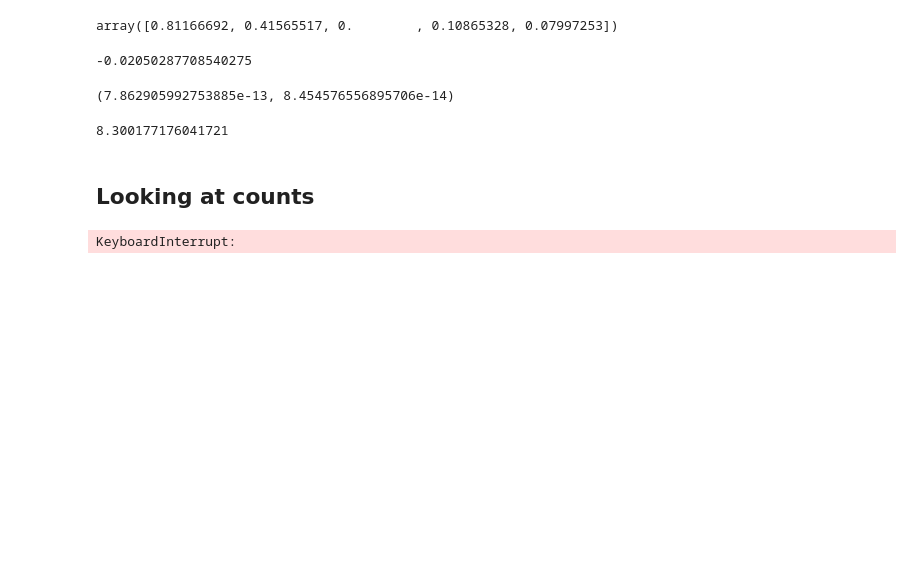
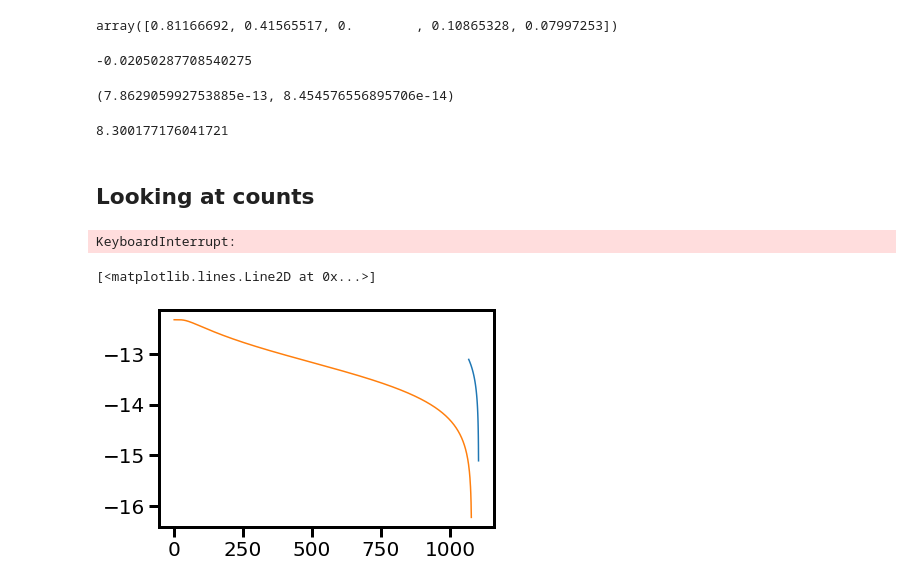
Before and after one commit to afeinstein20/cos_flares, a Jupyter notebook: notebooks/blackbody_fits.ipynb, the cells around one changed output. Cells and saved outputs as stored; diff of their text form; code cells hidden in the pictures; blank space fills up the shorter version.

```diff
--- a/notebooks/blackbody_fits.ipynb
+++ b/notebooks/blackbody_fits.ipynb
@@ -313,16 +223,15 @@ def fit_brem(x, y, yerr):
 all_bb_fits = []
 all_brem_fits = []
 
-for j,i in enumerate([-100, 2,4,-4,-3,-1]):
+for j,i in enumerate([-100, 2, 4,-4,-3,-1]):
 
     if i > -5:
         qfm = np.where(flare_mask[i]!=0)[0]
     else:
         qfm = np.where(np.nansum(flare_mask,axis=0)==0)[0]
 
-    med = np.nanmean(fwc.flux[qfm], axis=0)#/len(qfm)
+    med = np.nanmean(fwc.flux[qfm], axis=0)
     std = np.log10(np.sqrt(np.nansum(fwc.flux_err[qfm]**2, axis=0)))/len(qfm)/np.log(10)
-    #std = np.sqrt(np.nansum(fwc.flux_err[qfm]**2, axis=0))
 
     cmask = np.nanmedian(fwc.continuum_mask[qfm],axis=0) == 0
 
@@ -333,24 +242,22 @@ for j,i in enumerate([-100, 2,4,-4,-3,-1]):
                         flux_err=std[cmask][q]).bin(time_bin_size=1).remove_nans()
     q = (med[cmask] > 0)
     binned_all = LightCurve(time=fwc.wavelength[qfm[0]][cmask][q],
-                        flux=np.log10(med[cmask][q]),
+                            flux=np.log10(med[cmask][q]),
                         flux_err=std[cmask][q]).bin(time_bin_size=1).remove_nans()
-    #binned.plot()
-    #plt.show()
 
     result, low1, params_low1, upp1, params_upp1, bestfit, stderr = fit_bb(x=binned.time.value,
-                                                                        y=binned.flux.value,
-                                                                        yerr=binned.flux_err.value)
+                                                                           y=binned.flux.value,
+                                                                           yerr=binned.flux_err.value)
     all_bb_fits.append([binned_all, result, bestfit])
+    print('finished blackbody')
 
     if i > -5:
-        short = binned_all.time.value <= 1105
-        brem_result,bfit,bfit_x,bfit_best,bfit_std = fit_brem(x=binned_all.time.value[short],
-                                                              y=binned_all.flux.value[short],
-                                                              yerr=binned_all.flux_err.value[short])
-
-        #u = bfit_x.value < 1100
-        #laxes[j].plot(bfit_x[u], bfit[u], lw=4,
-        #              linestyle='--', zorder=1, color=ion_colors[j],
-        #              label=label)
-        all_brem_fits.append([bfit_x, bfit, bfit_best,bfit_std])
+        short = binned_all.time.value <= 1110
+        wavelengths = binned_all.time.value[short]*units.AA
+        frequencies = (constants.c/wavelengths).to(units.Hz)
+        (brem_result,bfit,bfit_x,best_ne, best_s, best_o,
+         bfit_best,bfit_std) = fit_brem(x=frequencies,
+                                        y=binned_all.flux.value[short],
+                                        yerr=binned_all.flux_err.value[short])
+        print('finished bremsstrahlung')
+        all_brem_fits.append([bfit_x, bfit, best_ne, best_s,best_o, bfit_best,bfit_std])
@@ -707,3 +628,13 @@ for i in range(2):
 ax1.legend(ncol=2)
 #plt.savefig('/Users/arcticfox/Documents/AUMic/figures/flare_in_counts.png', rasterize=True,
 #            dpi=300, bbox_inches='tight')#, transparent=True)
+# %%
+x = np.arange(0,1080,1)*units.AA
+f = (constants.c/x).to(1.0/units.s)*units.s
+b = bremsstrahlung(f, 10**6)
+
+plt.plot(all_brem_fits[0][0], all_brem_fits[0][1])
+plt.plot(x, b)
+# %% [output]
+[<matplotlib.lines.Line2D at 0x...>]
+[figure, added]
```
Also changed, not shown: parts of 19 cells of this notebook.
